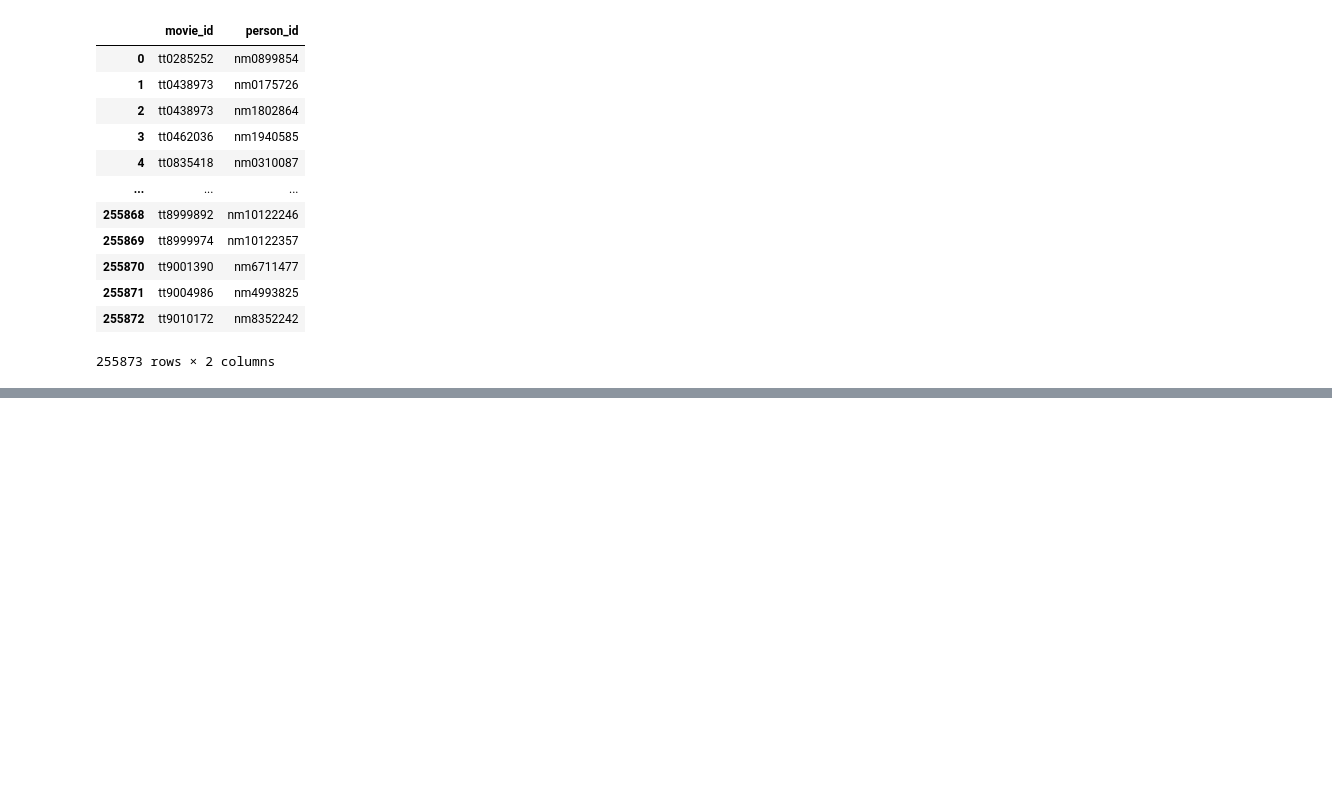
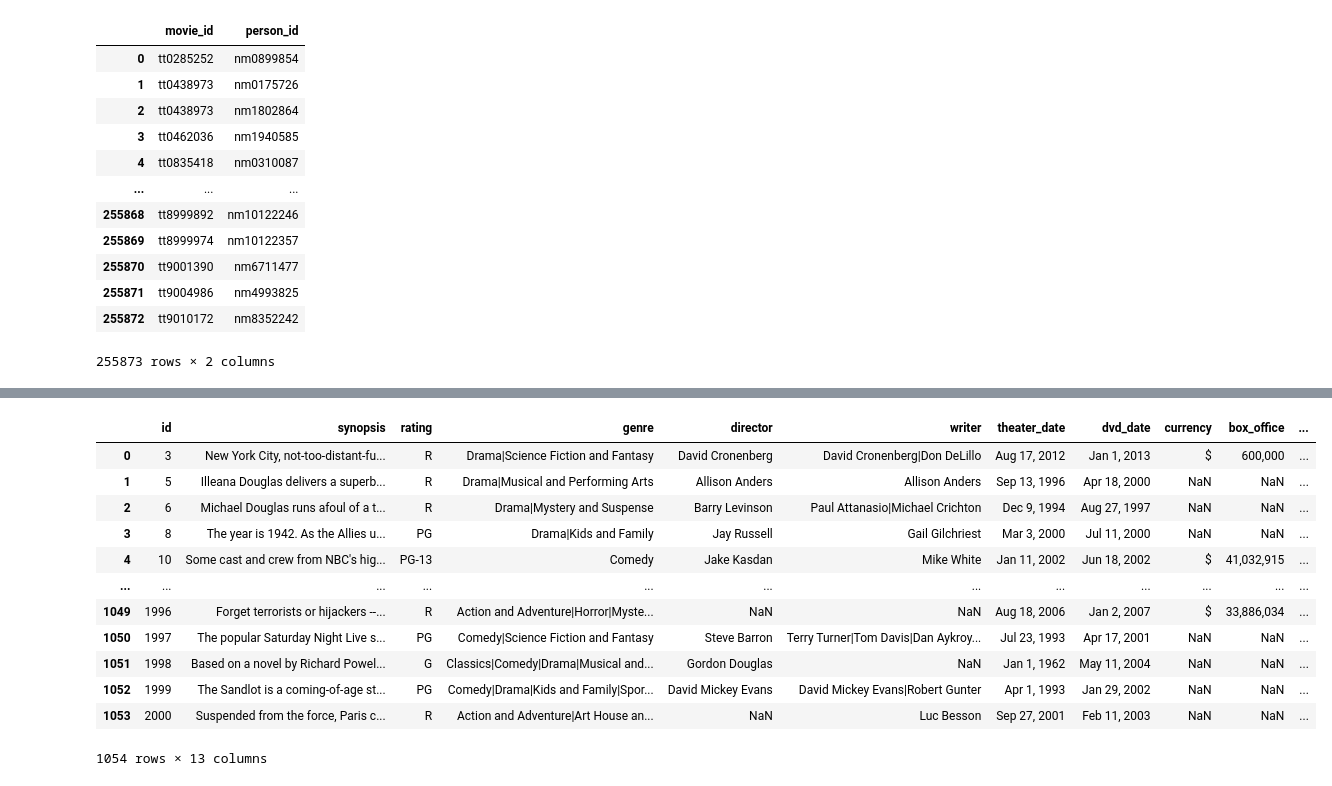
Before and after one commit to LindstromKyle/DSC-Flatiron-Project-1, a Jupyter notebook: Kyles_EDA_notebook.ipynb, the cells around one changed output, grey strips where cells are left out. Drawn from its saved outputs; the diff is of its cells as text; code cells hidden in the pictures; blank space fills up the shorter version.

```diff
--- a/Kyles_EDA_notebook.ipynb
+++ b/Kyles_EDA_notebook.ipynb
@@ -295,0 +363,5 @@ WHERE principals.category = 'actor' OR principals.category = 'actress'
+# %%
+rt_reviews['rating'] = rt_reviews.loc[rt_reviews['rating'].str.contains('/5') == True]['rating'].apply(lambda x: int(x[0]) / int(x[-1])  if len(x) == 3 else  float(x[0:2]) / int(x[-1])    )
+rt_reviews_nona = rt_reviews.dropna(subset = ['rating'])
+rt_reviews_mean = rt_reviews_nona.groupby(['id'])[['rating']].agg(['mean'])*100
+rt_reviews_mean
@@ -295,0 +384,4 @@ WHERE principals.category = 'actor' OR principals.category = 'actress'
+# %%
+rt_reviews['rating'] = rt_reviews.loc[rt_reviews['rating'].str.contains('/5') == True]['rating'].apply(lambda x: int(x[0]) / int(x[-1])  if len(x) == 3 else  float(x[0:2]) / int(x[-1])    )
+# %%
+rt_reviews_nona = rt_reviews.dropna(subset = ['rating'])
@@ -295,0 +406,2 @@ WHERE principals.category = 'actor' OR principals.category = 'actress'
+# %%
+rt_reviews_mean = rt_reviews_nona.groupby(['id'])[['rating']].agg(['mean'])*100
@@ -295,0 +426,17 @@ WHERE principals.category = 'actor' OR principals.category = 'actress'
+# %%
+rt_merged = rt_movie_info.merge(rt_reviews_mean, on = 'id' , how='inner')
+rt_merged
+# %% [output]
+|  | id | synopsis | rating | genre | director | writer | theater_date | dvd_date | currency | box_office | ... |
+| 0 | 3 | New York City, not-too-distant-fu... | R | Drama|Science Fiction and Fantasy | David Cronenberg | David Cronenberg|Don DeLillo | Aug 17, 2012 | Jan 1, 2013 | $ | 600,000 | ... |
+| 1 | 5 | Illeana Douglas delivers a superb... | R | Drama|Musical and Performing Arts | Allison Anders | Allison Anders | Sep 13, 1996 | Apr 18, 2000 | NaN | NaN | ... |
+| 2 | 6 | Michael Douglas runs afoul of a t... | R | Drama|Mystery and Suspense | Barry Levinson | Paul Attanasio|Michael Crichton | Dec 9, 1994 | Aug 27, 1997 | NaN | NaN | ... |
+| 3 | 8 | The year is 1942. As the Allies u... | PG | Drama|Kids and Family | Jay Russell | Gail Gilchriest | Mar 3, 2000 | Jul 11, 2000 | NaN | NaN | ... |
+| 4 | 10 | Some cast and crew from NBC's hig... | PG-13 | Comedy | Jake Kasdan | Mike White | Jan 11, 2002 | Jun 18, 2002 | $ | 41,032,915 | ... |
+| ... | ... | ... | ... | ... | ... | ... | ... | ... | ... | ... | ... |
+| 1049 | 1996 | Forget terrorists or hijackers --... | R | Action and Adventure|Horror|Myste... | NaN | NaN | Aug 18, 2006 | Jan 2, 2007 | $ | 33,886,034 | ... |
+| 1050 | 1997 | The popular Saturday Night Live s... | PG | Comedy|Science Fiction and Fantasy | Steve Barron | Terry Turner|Tom Davis|Dan Aykroy... | Jul 23, 1993 | Apr 17, 2001 | NaN | NaN | ... |
+| 1051 | 1998 | Based on a novel by Richard Powel... | G | Classics|Comedy|Drama|Musical and... | Gordon Douglas | NaN | Jan 1, 1962 | May 11, 2004 | NaN | NaN | ... |
+| 1052 | 1999 | The Sandlot is a coming-of-age st... | PG | Comedy|Drama|Kids and Family|Spor... | David Mickey Evans | David Mickey Evans|Robert Gunter | Apr 1, 1993 | Jan 29, 2002 | NaN | NaN | ... |
+| 1053 | 2000 | Suspended from the force, Paris c... | R | Action and Adventure|Art House an... | NaN | Luc Besson | Sep 27, 2001 | Feb 11, 2003 | NaN | NaN | ... |
+1054 rows × 13 columns
```
Also changed, not shown: parts of 16 cells of this notebook, 1 other file.
